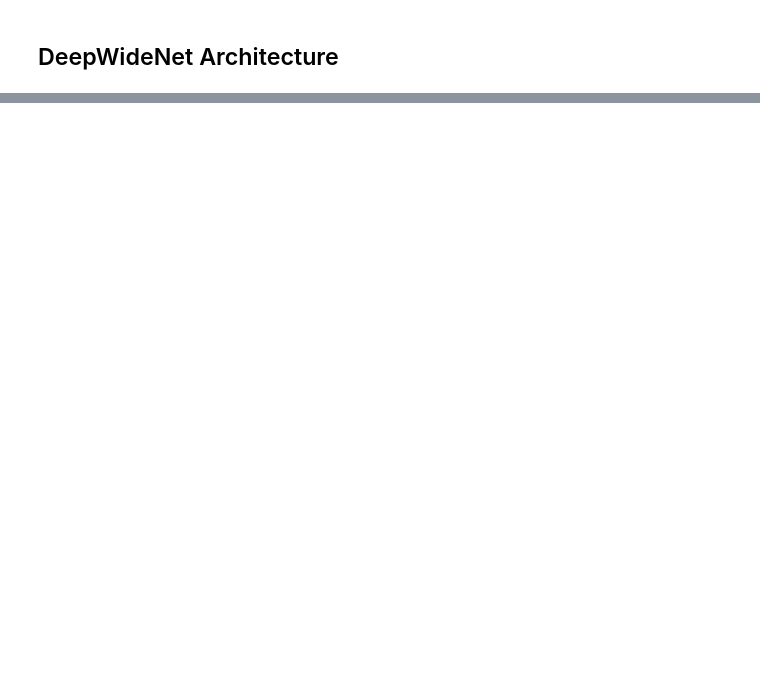
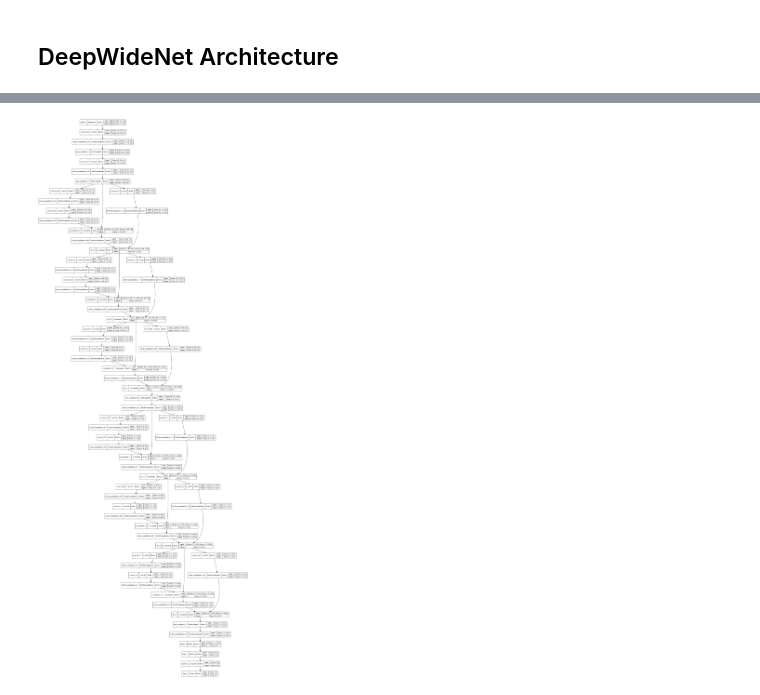
Before and after one commit to ashen007/Identify-Diseases-in-Crops-leaf, a Jupyter notebook: models/architecture/experiment/DeepWideNet.ipynb, the cells around one changed output, grey strips where cells are left out. Cells and saved outputs as stored; diff of their text form; code cells hidden in the pictures; blank space fills up the shorter version.

Commit message:
DeepWideNet architecture

```diff
--- a/models/architecture/experiment/DeepWideNet.ipynb
+++ b/models/architecture/experiment/DeepWideNet.ipynb
@@ -21,7 +21,7 @@ def wide_block(x, filters, name):
     conv_1x1_shortcut = BatchNormalization(axis=3)(conv_1x1_shortcut)
 
     # sub-deep path
-    conv_5x5 = Conv2D(filters=f2, kernel_size=(5, 5), strides=(2, 2), activation=selu, padding='same')(prev_layer)
+    conv_5x5 = Conv2D(filters=f2, kernel_size=(5, 5), strides=(1, 1), activation=selu, padding='same')(prev_layer)
     conv_5x5 = BatchNormalization(axis=3)(conv_5x5)
     conv_3x3 = Conv2D(filters=f3, kernel_size=(3, 3), strides=(1, 1), activation=selu, padding='same')(conv_5x5)
     conv_3x3 = BatchNormalization(axis=3)(conv_3x3)
@@ -34,3 +34,37 @@ def wide_block(x, filters, name):
     final_concat = concatenate([conv_1x1_shortcut, sub_deep_block], axis=3, name=name)
 
     return final_concat
+# %%
+input_layer = Input(shape=(156,156,3))
+
+x = Conv2D(filters=64, kernel_size=(5,5), strides=(2,2), padding='same', activation=selu)(input_layer)
+x = BatchNormalization()(x)
+x = MaxPooling2D(pool_size=(3,3), strides=(2,2))(x)
+
+# conv_3x3
+x = Conv2D(filters=192, kernel_size=(3,3), strides=(1,1), padding='same', activation=selu)(x)
+x = BatchNormalization()(x)
+x = MaxPooling2D(pool_size=(3,3), strides=(2,2))(x)
+
+x = wide_block(x,[256,64,64],'dw_1a')
+x = wide_block(x,[256,64,64],'dw_1b')
+x = wide_block(x,[256,64,64],'dw_1c')
+
+x = MaxPooling2D(pool_size=(3,3), strides=(2,2))(x)
+x = BatchNormalization()(x)
+
+x = wide_block(x,[512,128,128],'dw_2a')
+x = wide_block(x,[512,128,128],'dw_2b')
+x = wide_block(x,[512,128,128],'dw_2c')
+
+x = MaxPooling2D(pool_size=(7,7), strides=(2,2))(x)
+x = BatchNormalization()(x)
+
+# classification
+x = Flatten()(x)
+x = Dense(units=512, activation=selu)(x)
+x = Dropout(0.5)(x)
+exp_output = Dense(units=42, activation=softmax)(x)
+
+exp_conv = Model(input_layer,exp_output)
+exp_conv.summary()
@@ -36,0 +89,8 @@ def wide_block(x, filters, name):
+# %%
+plot_model(model=exp_conv,
+           to_file='DeepWideNet.png',
+           show_shapes=True,
+           show_dtype=True,
+           show_layer_names=True)
+# %% [output]
+[figure, added]
```
Also changed, not shown: parts of 1 cell of this notebook.
